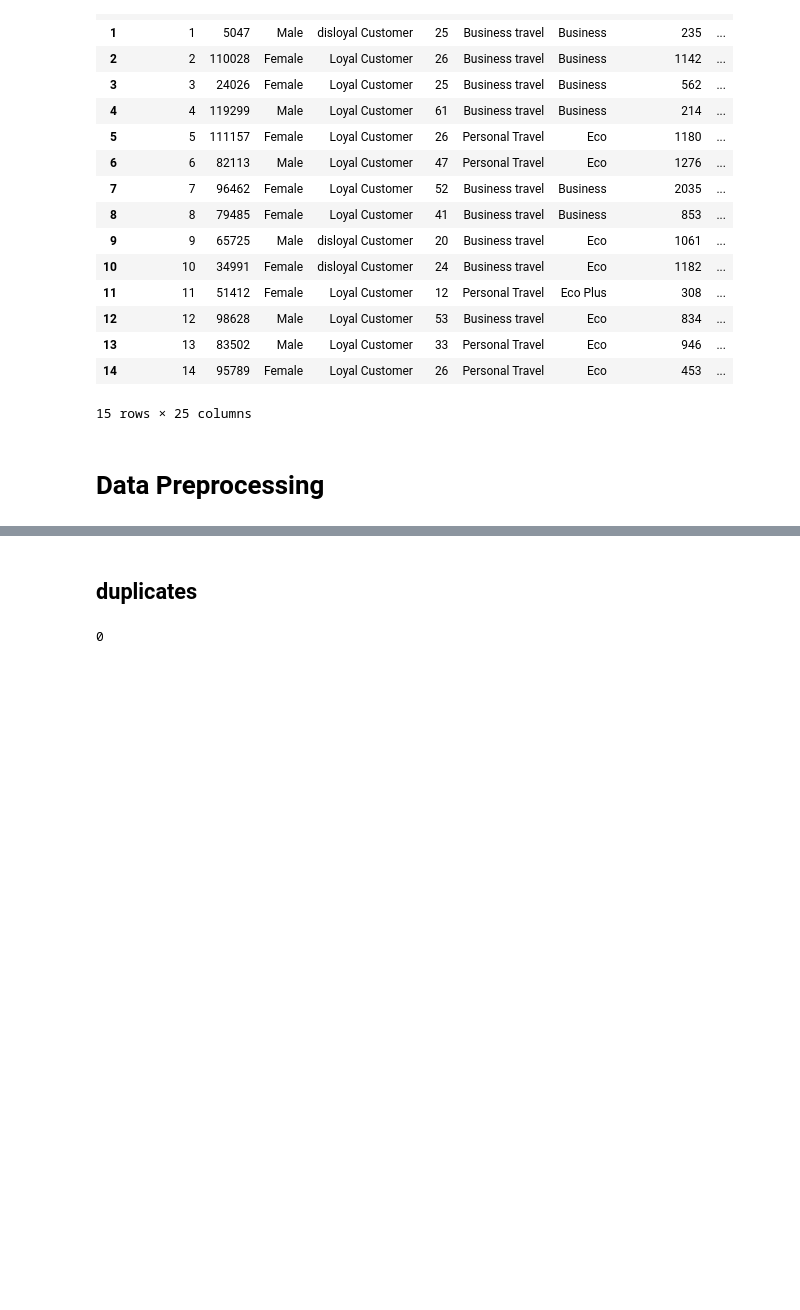
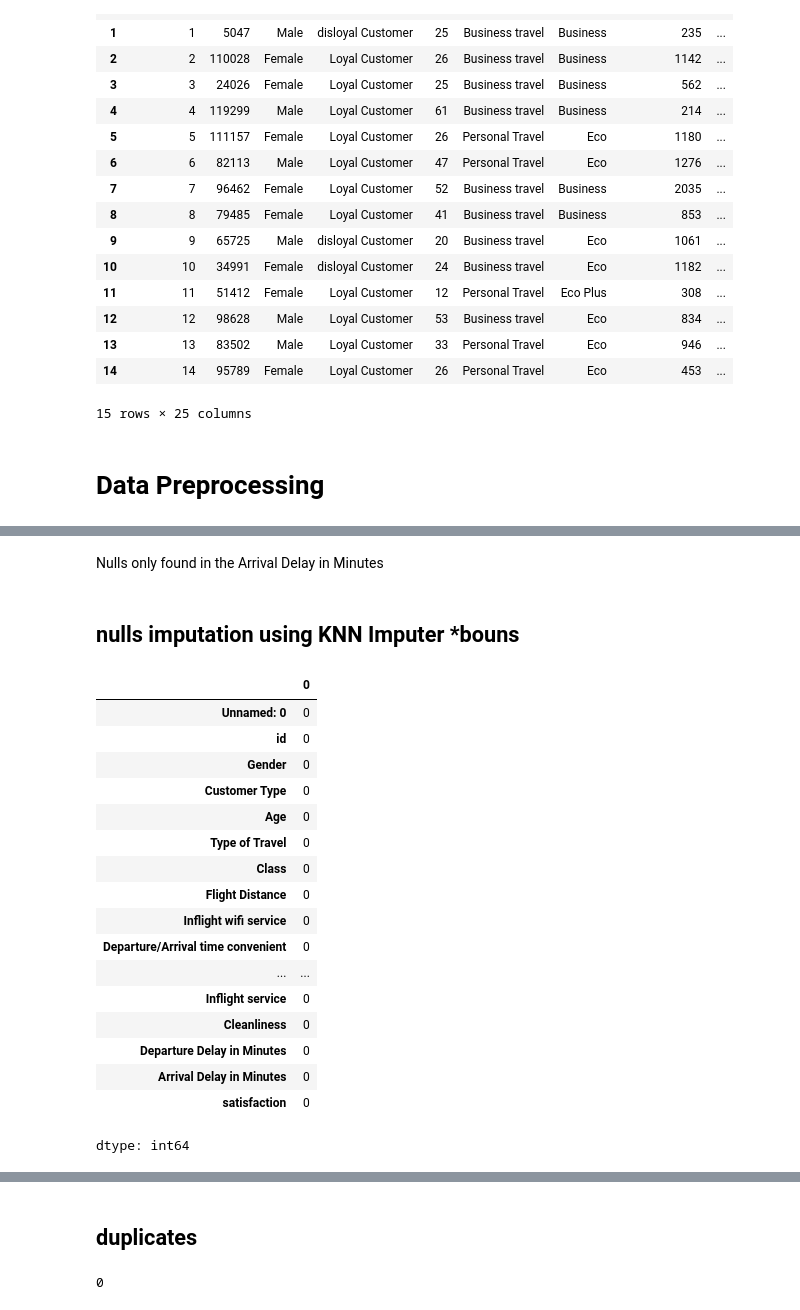
Before and after one commit to neymaaryoussef/AI--project_released, a Jupyter notebook: Aiproject.ipynb, the cells around one changed output, grey strips where cells are left out. Cells and saved outputs as stored; diff of their text form; code cells hidden in the pictures; blank space fills up the shorter version.

```diff
--- a/Aiproject.ipynb
+++ b/Aiproject.ipynb
@@ -124,4 +120,31 @@ satisfaction                           0
 dtype: int64
+# %% [markdown]
+Nulls only found in the Arrival Delay in Minutes
+# %% [markdown]
+## nulls imputation using KNN Imputer      *bouns
+# %%
+imputer = KNNImputer(n_neighbors=5)
+train['Arrival Delay in Minutes'] = imputer.fit_transform(train[['Arrival Delay in Minutes']])
+train.isnull().sum()
+# %% [output]
+|  | 0 |
+| Unnamed: 0 | 0 |
+| id | 0 |
+| Gender | 0 |
+| Customer Type | 0 |
+| Age | 0 |
+| Type of Travel | 0 |
+| Class | 0 |
+| Flight Distance | 0 |
+| Inflight wifi service | 0 |
+| Departure/Arrival time convenient | 0 |
+| ... | ... |
+| Inflight service | 0 |
+| Cleanliness | 0 |
+| Departure Delay in Minutes | 0 |
+| Arrival Delay in Minutes | 0 |
+| satisfaction | 0 |
+dtype: int64
 # %%
 test.isnull().sum()
 # %% [output]
```
Also changed, not shown: parts of 30 cells of this notebook.
